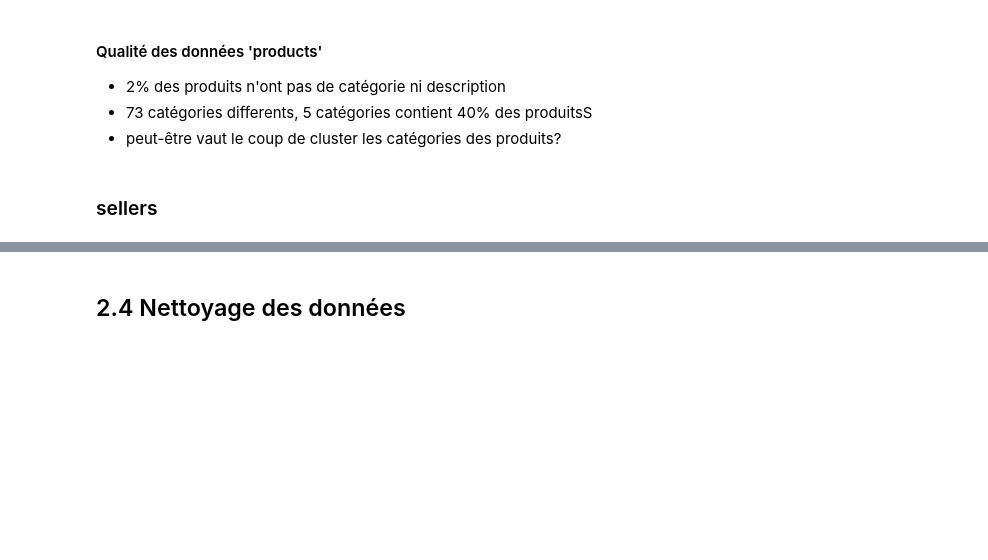
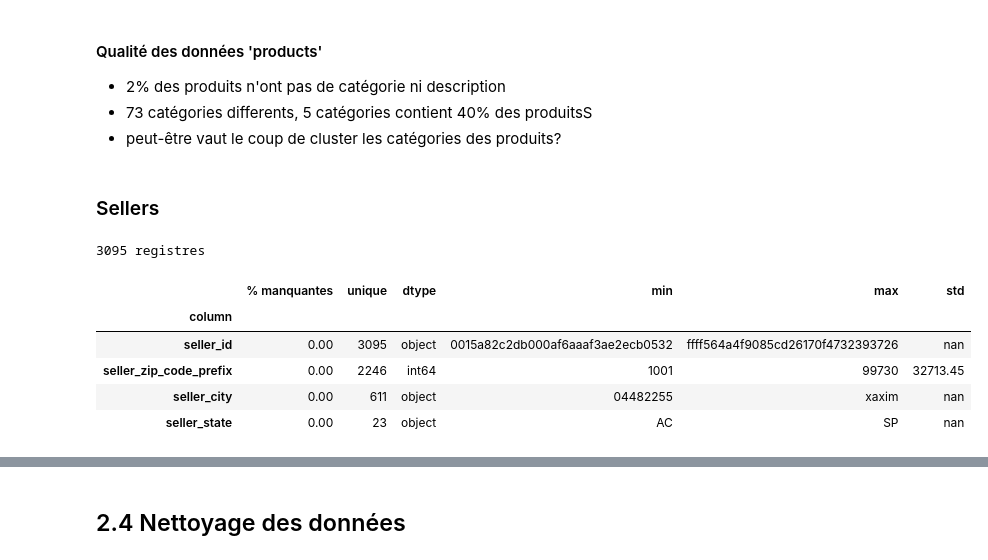
Before and after one commit to mrcreasey/oc-ds-p5-unsupervised-clustering, a Jupyter notebook: P5_01_analyse.ipynb, the cells around one changed output, grey strips where cells are left out. Cells and saved outputs as stored; diff of their text form; code cells hidden in the pictures; blank space fills up the shorter version.

Commit message:
description 'sellers' (vendeurs)

```diff
--- a/P5_01_analyse.ipynb
+++ b/P5_01_analyse.ipynb
@@ -632,4 +632,14 @@ Name: product_category_name, dtype: float64
 - 73 catégories differents, 5 catégories contient 40% des produitsS
 - peut-être vaut le coup de cluster les catégories des produits?
 # %% [markdown]
-### sellers
+### Sellers
+# %%
+decrire_dataframe(sellers)
+# %% [output]
+3095 registres
+|  | % manquantes | unique | dtype | min | max | std |
+| column |  |  |  |  |  |  |
+| seller_id | 0.00 | 3095 | object | 0015a82c2db000af6aaaf3ae2ecb0532 | ffff564a4f9085cd26170f4732393726 | nan |
+| seller_zip_code_prefix | 0.00 | 2246 | int64 | 1001 | 99730 | 32713.45 |
+| seller_city | 0.00 | 611 | object | 04482255 | xaxim | nan |
+| seller_state | 0.00 | 23 | object | AC | SP | nan |
```
Also changed, not shown: parts of 1 cell of this notebook.
